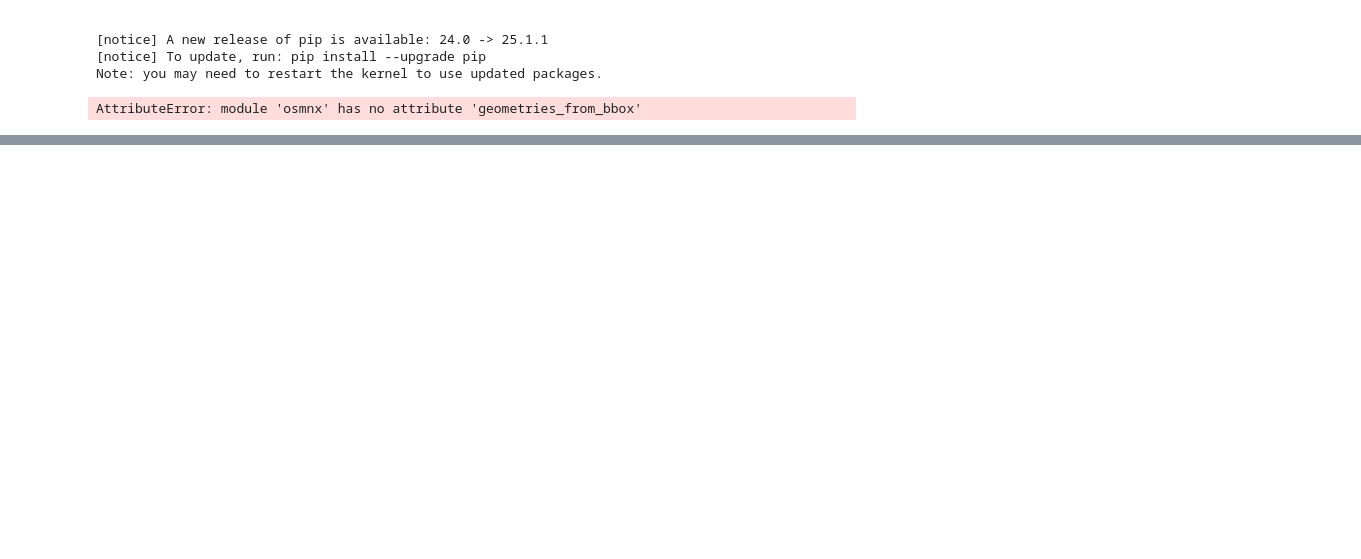
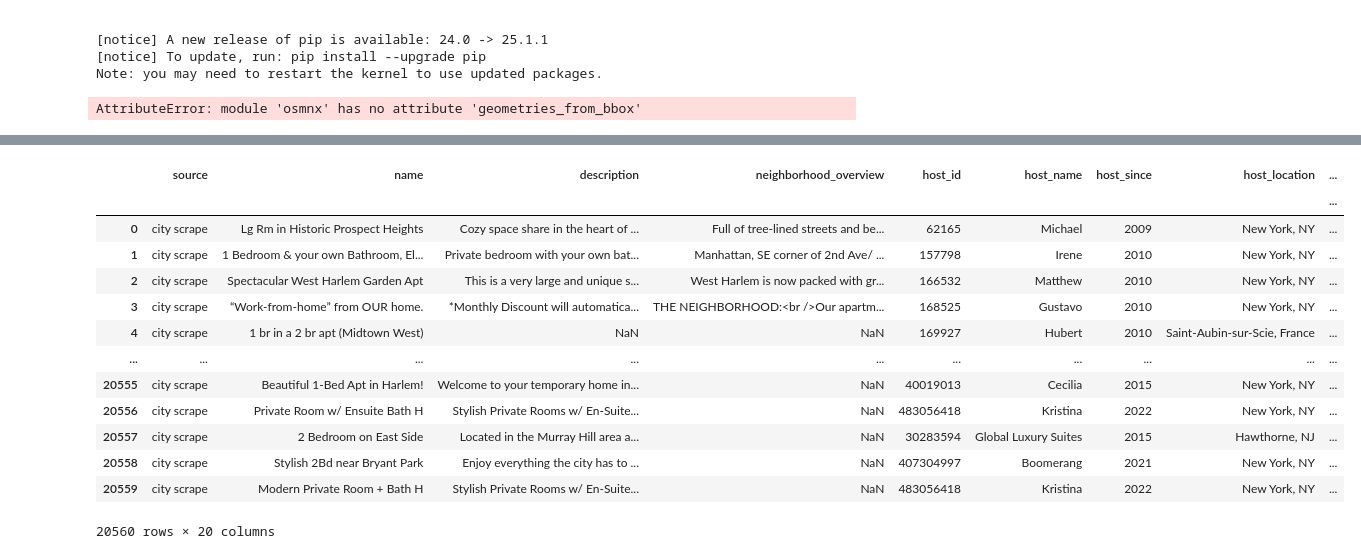
Before and after one commit to jiwon512/advanced_project, a Jupyter notebook: jiwon_project/1.preprocessing/final_preprocessing.ipynb, the cells around one changed output, grey strips where cells are left out. Cells and saved outputs as stored; diff of their text form; code cells hidden in the pictures; blank space fills up the shorter version.

```diff
--- a/jiwon_project/1.preprocessing/final_preprocessing.ipynb
+++ b/jiwon_project/1.preprocessing/final_preprocessing.ipynb
@@ -1822,3 +1822,5 @@ for grp, tags in poi_tags.items():
     ]
 # %% [output]
 AttributeError: module 'osmnx' has no attribute 'geometries_from_bbox'
+# %%
+df_20 = df.iloc[:, :20].copy()
@@ -1824,0 +1958,17 @@ AttributeError: module 'osmnx' has no attribute 'geometries_from_bbox'
+# %%
+df_20
+# %% [output]
+|  | source | name | description | neighborhood_overview | host_id | host_name | host_since | host_location | ... |
+|  |  |  |  |  |  |  |  |  | ... |
+| 0 | city scrape | Lg Rm in Historic Prospect Heights | Cozy space share in the heart of ... | Full of tree-lined streets and be... | 62165 | Michael | 2009 | New York, NY | ... |
+| 1 | city scrape | 1 Bedroom & your own Bathroom, El... | Private bedroom with your own bat... | Manhattan, SE corner of 2nd Ave/ ... | 157798 | Irene | 2010 | New York, NY | ... |
+| 2 | city scrape | Spectacular West Harlem Garden Apt | This is a very large and unique s... | West Harlem is now packed with gr... | 166532 | Matthew | 2010 | New York, NY | ... |
+| 3 | city scrape | “Work-from-home” from OUR home. | *Monthly Discount will automatica... | THE NEIGHBORHOOD:<br />Our apartm... | 168525 | Gustavo | 2010 | New York, NY | ... |
+| 4 | city scrape | 1 br in a 2 br apt (Midtown West) | NaN | NaN | 169927 | Hubert | 2010 | Saint-Aubin-sur-Scie, France | ... |
+| ... | ... | ... | ... | ... | ... | ... | ... | ... | ... |
+| 20555 | city scrape | Beautiful 1-Bed Apt in Harlem! | Welcome to your temporary home in... | NaN | 40019013 | Cecilia | 2015 | New York, NY | ... |
+| 20556 | city scrape | Private Room w/ Ensuite Bath H | Stylish Private Rooms w/ En-Suite... | NaN | 483056418 | Kristina | 2022 | New York, NY | ... |
+| 20557 | city scrape | 2 Bedroom on East Side | Located in the Murray Hill area a... | NaN | 30283594 | Global Luxury Suites | 2015 | Hawthorne, NJ | ... |
+| 20558 | city scrape | Stylish 2Bd near Bryant Park | Enjoy everything the city has to ... | NaN | 407304997 | Boomerang | 2021 | New York, NY | ... |
+| 20559 | city scrape | Modern Private Room + Bath H | Stylish Private Rooms w/ En-Suite... | NaN | 483056418 | Kristina | 2022 | New York, NY | ... |
+20560 rows × 20 columns
```
Also changed, not shown: parts of 2 cells of this notebook, 10 other files.
